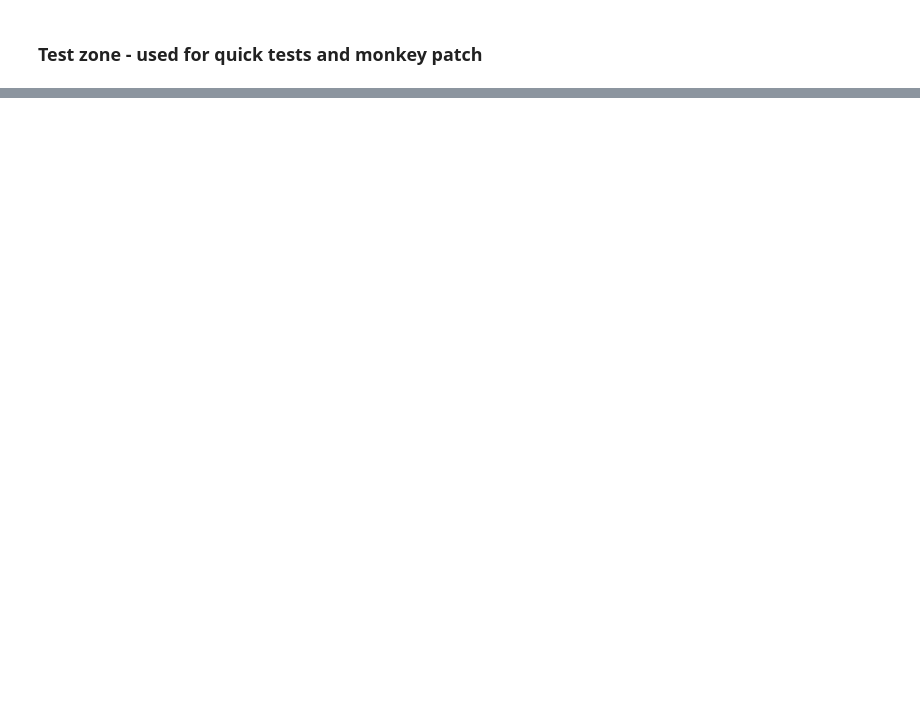
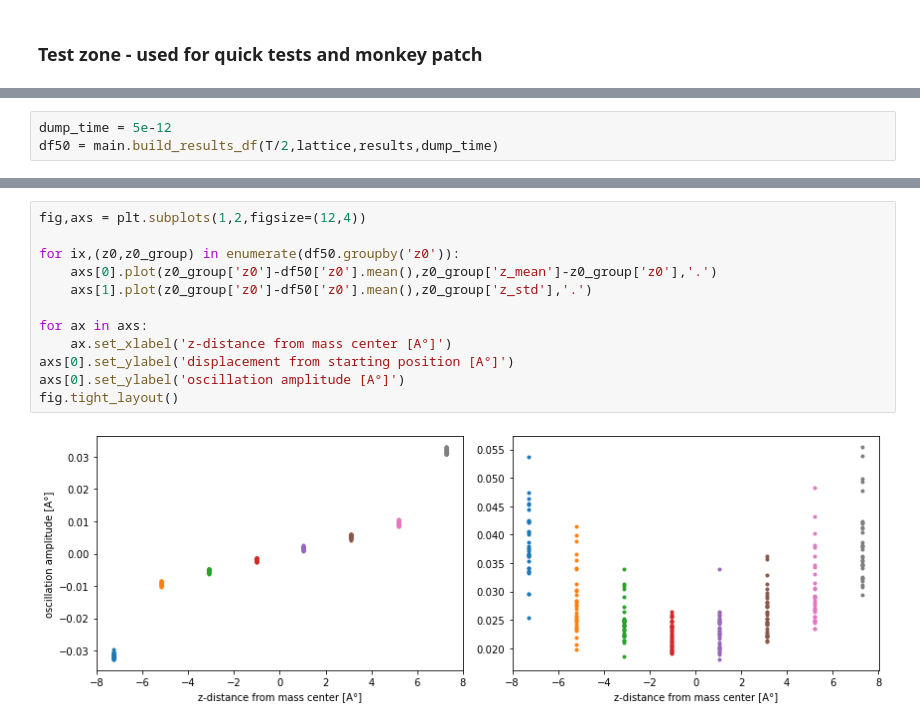
Before and after one commit to demetriomagatti/molecular_dynamics, a Jupyter notebook: molecular_dynamics.ipynb, the cells around one changed output, grey strips where cells are left out. Drawn from its saved outputs; the diff is of its cells as text; blank space fills up the shorter version.

Commit message:
Added function to sum up simulation results in main.py

```diff
--- a/molecular_dynamics.ipynb
+++ b/molecular_dynamics.ipynb
@@ -349,0 +275,3 @@ fig.tight_layout()
+# %%
+dump_time = 5e-12
+df50 = main.build_results_df(T/2,lattice,results,dump_time)
@@ -349,0 +287,14 @@ fig.tight_layout()
+# %%
+fig,axs = plt.subplots(1,2,figsize=(12,4))
+
+for ix,(z0,z0_group) in enumerate(df50.groupby('z0')):
+    axs[0].plot(z0_group['z0']-df50['z0'].mean(),z0_group['z_mean']-z0_group['z0'],'.')
+    axs[1].plot(z0_group['z0']-df50['z0'].mean(),z0_group['z_std'],'.')
+
+for ax in axs:
+    ax.set_xlabel('z-distance from mass center [A°]')
+axs[0].set_ylabel('displacement from starting position [A°]')
+axs[0].set_ylabel('oscillation amplitude [A°]')
+fig.tight_layout()
+# %% [output]
+[figure, added]
```
Also changed, not shown: parts of 20 cells of this notebook, 1 other file.
